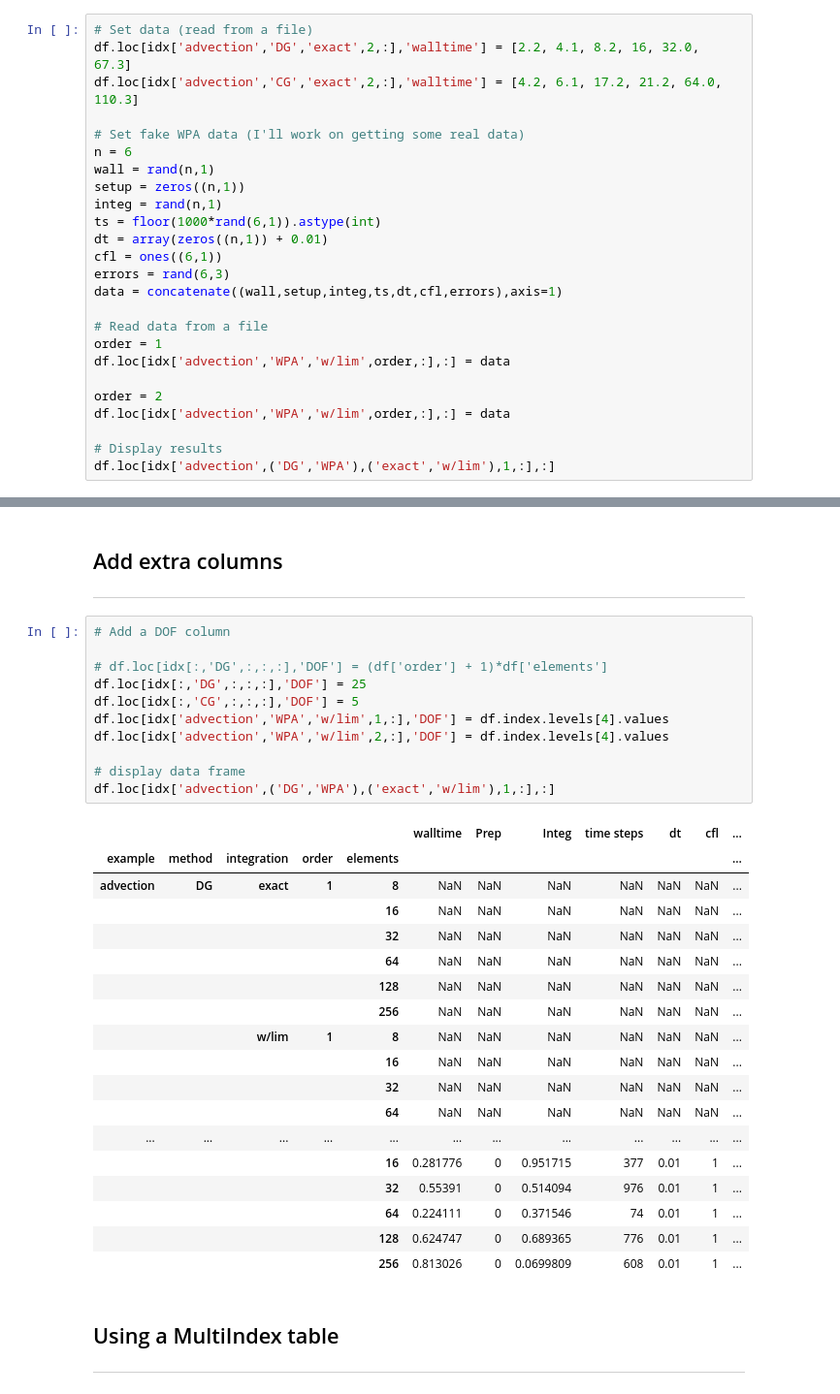
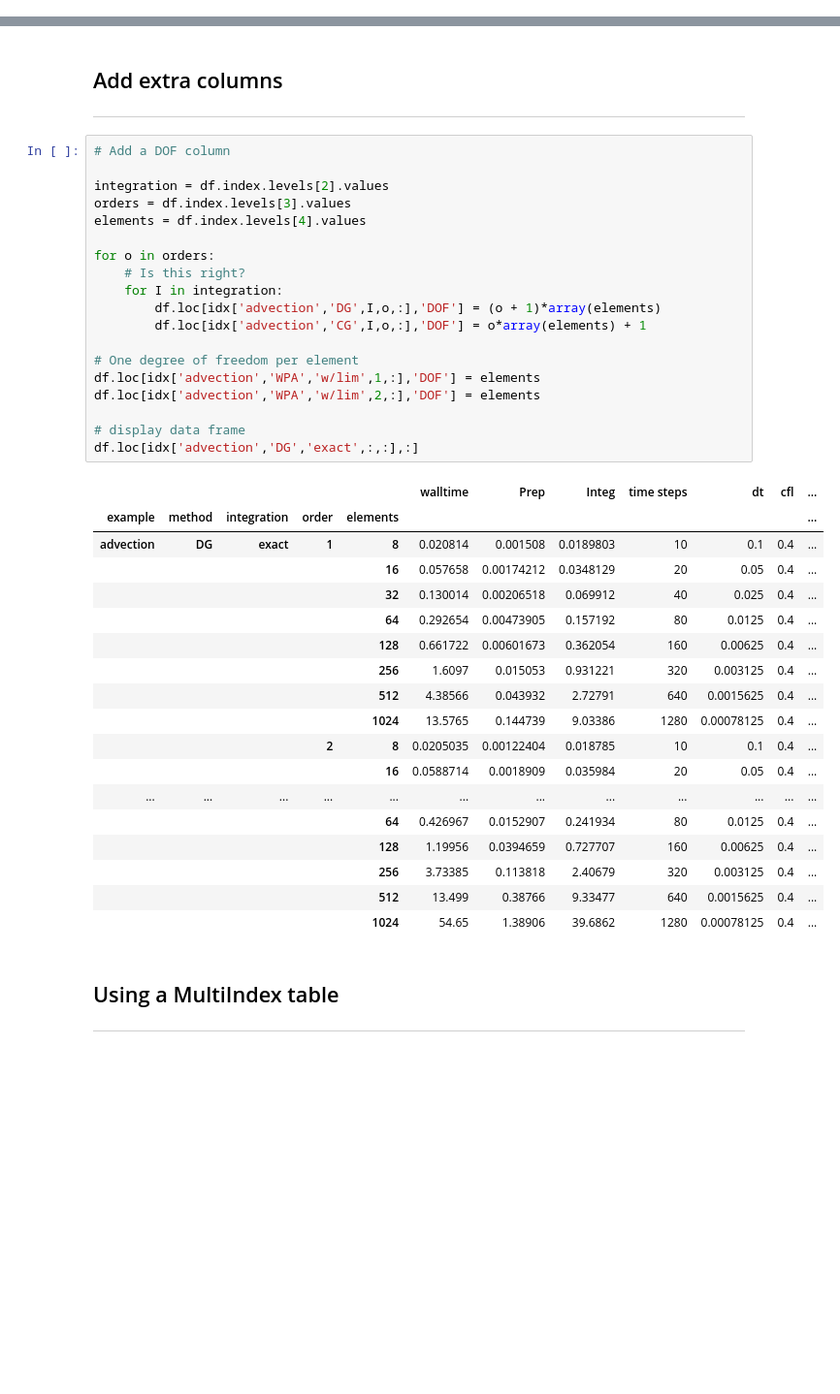
Before and after one commit to ygahounzo/Forest_Rep, a Jupyter notebook: timing_results.ipynb, the cells around one changed output, grey strips where cells are left out. Shown at 97% size. Cells and saved outputs as stored; diff of their text form; blank space fills up the shorter version.

```diff
--- a/timing_results.ipynb
+++ b/timing_results.ipynb
@@ -49,25 +49,0 @@ df
-# %%
-# Set data (read from a file)
-df.loc[idx['advection','DG','exact',2,:],'walltime'] = [2.2, 4.1, 8.2, 16, 32.0, 67.3]
-df.loc[idx['advection','CG','exact',2,:],'walltime'] = [4.2, 6.1, 17.2, 21.2, 64.0, 110.3]
-
-# Set fake WPA data (I'll work on getting some real data)
-n = 6
-wall = rand(n,1)
-setup = zeros((n,1))
-integ = rand(n,1)
-ts = floor(1000*rand(6,1)).astype(int)
-dt = array(zeros((n,1)) + 0.01)
-cfl = ones((6,1))
-errors = rand(6,3)
-data = concatenate((wall,setup,integ,ts,dt,cfl,errors),axis=1)
-
-# Read data from a file
-order = 1
-df.loc[idx['advection','WPA','w/lim',order,:],:] = data
-
-order = 2
-df.loc[idx['advection','WPA','w/lim',order,:],:] = data
-
-# Display results
-df.loc[idx['advection',('DG','WPA'),('exact','w/lim'),1,:],:]
@@ -96,33 +292,41 @@ df.loc[idx['advection',('DG','WPA'),('exact','w/lim'),1,:],:]
 # %%
 # Add a DOF column
 
-# df.loc[idx[:,'DG',:,:,:],'DOF'] = (df['order'] + 1)*df['elements']
-df.loc[idx[:,'DG',:,:,:],'DOF'] = 25
-df.loc[idx[:,'CG',:,:,:],'DOF'] = 5
-df.loc[idx['advection','WPA','w/lim',1,:],'DOF'] = df.index.levels[4].values
-df.loc[idx['advection','WPA','w/lim',2,:],'DOF'] = df.index.levels[4].values
+integration = df.index.levels[2].values
+orders = df.index.levels[3].values
+elements = df.index.levels[4].values
+
+for o in orders:
+    # Is this right?
+    for I in integration:
+        df.loc[idx['advection','DG',I,o,:],'DOF'] = (o + 1)*array(elements)
+        df.loc[idx['advection','CG',I,o,:],'DOF'] = o*array(elements) + 1
+
+# One degree of freedom per element
+df.loc[idx['advection','WPA','w/lim',1,:],'DOF'] = elements
+df.loc[idx['advection','WPA','w/lim',2,:],'DOF'] = elements
 
 # display data frame
-df.loc[idx['advection',('DG','WPA'),('exact','w/lim'),1,:],:]
+df.loc[idx['advection','DG','exact',:,:],:]
 # %% [output]
 |  |  |  |  |  | walltime | Prep | Integ | time steps | dt | cfl | ... |
 | example | method | integration | order | elements |  |  |  |  |  |  | ... |
-| advection | DG | exact | 1 | 8 | NaN | NaN | NaN | NaN | NaN | NaN | ... |
-|  |  |  |  | 16 | NaN | NaN | NaN | NaN | NaN | NaN | ... |
-|  |  |  |  | 32 | NaN | NaN | NaN | NaN | NaN | NaN | ... |
-|  |  |  |  | 64 | NaN | NaN | NaN | NaN | NaN | NaN | ... |
-|  |  |  |  | 128 | NaN | NaN | NaN | NaN | NaN | NaN | ... |
-|  |  |  |  | 256 | NaN | NaN | NaN | NaN | NaN | NaN | ... |
-|  |  | w/lim | 1 | 8 | NaN | NaN | NaN | NaN | NaN | NaN | ... |
-|  |  |  |  | 16 | NaN | NaN | NaN | NaN | NaN | NaN | ... |
-|  |  |  |  | 32 | NaN | NaN | NaN | NaN | NaN | NaN | ... |
-|  |  |  |  | 64 | NaN | NaN | NaN | NaN | NaN | NaN | ... |
+| advection | DG | exact | 1 | 8 | 0.020814 | 0.001508 | 0.0189803 | 10 | 0.1 | 0.4 | ... |
+|  |  |  |  | 16 | 0.057658 | 0.00174212 | 0.0348129 | 20 | 0.05 | 0.4 | ... |
+|  |  |  |  | 32 | 0.130014 | 0.00206518 | 0.069912 | 40 | 0.025 | 0.4 | ... |
+|  |  |  |  | 64 | 0.292654 | 0.00473905 | 0.157192 | 80 | 0.0125 | 0.4 | ... |
+|  |  |  |  | 128 | 0.661722 | 0.00601673 | 0.362054 | 160 | 0.00625 | 0.4 | ... |
+|  |  |  |  | 256 | 1.6097 | 0.015053 | 0.931221 | 320 | 0.003125 | 0.4 | ... |
+|  |  |  |  | 512 | 4.38566 | 0.043932 | 2.72791 | 640 | 0.0015625 | 0.4 | ... |
+|  |  |  |  | 1024 | 13.5765 | 0.144739 | 9.03386 | 1280 | 0.00078125 | 0.4 | ... |
+|  |  |  | 2 | 8 | 0.0205035 | 0.00122404 | 0.018785 | 10 | 0.1 | 0.4 | ... |
+|  |  |  |  | 16 | 0.0588714 | 0.0018909 | 0.035984 | 20 | 0.05 | 0.4 | ... |
 | ... | ... | ... | ... | ... | ... | ... | ... | ... | ... | ... | ... |
-|  |  |  |  | 16 | 0.281776 | 0 | 0.951715 | 377 | 0.01 | 1 | ... |
-|  |  |  |  | 32 | 0.55391 | 0 | 0.514094 | 976 | 0.01 | 1 | ... |
-|  |  |  |  | 64 | 0.224111 | 0 | 0.371546 | 74 | 0.01 | 1 | ... |
-|  |  |  |  | 128 | 0.624747 | 0 | 0.689365 | 776 | 0.01 | 1 | ... |
-|  |  |  |  | 256 | 0.813026 | 0 | 0.0699809 | 608 | 0.01 | 1 | ... |
+|  |  |  |  | 64 | 0.426967 | 0.0152907 | 0.241934 | 80 | 0.0125 | 0.4 | ... |
+|  |  |  |  | 128 | 1.19956 | 0.0394659 | 0.727707 | 160 | 0.00625 | 0.4 | ... |
+|  |  |  |  | 256 | 3.73385 | 0.113818 | 2.40679 | 320 | 0.003125 | 0.4 | ... |
+|  |  |  |  | 512 | 13.499 | 0.38766 | 9.33477 | 640 | 0.0015625 | 0.4 | ... |
+|  |  |  |  | 1024 | 54.65 | 1.38906 | 39.6862 | 1280 | 0.00078125 | 0.4 | ... |
 # %% [markdown]
 ## Using a MultiIndex table
 
```
Also changed, not shown: parts of 20 cells of this notebook.
